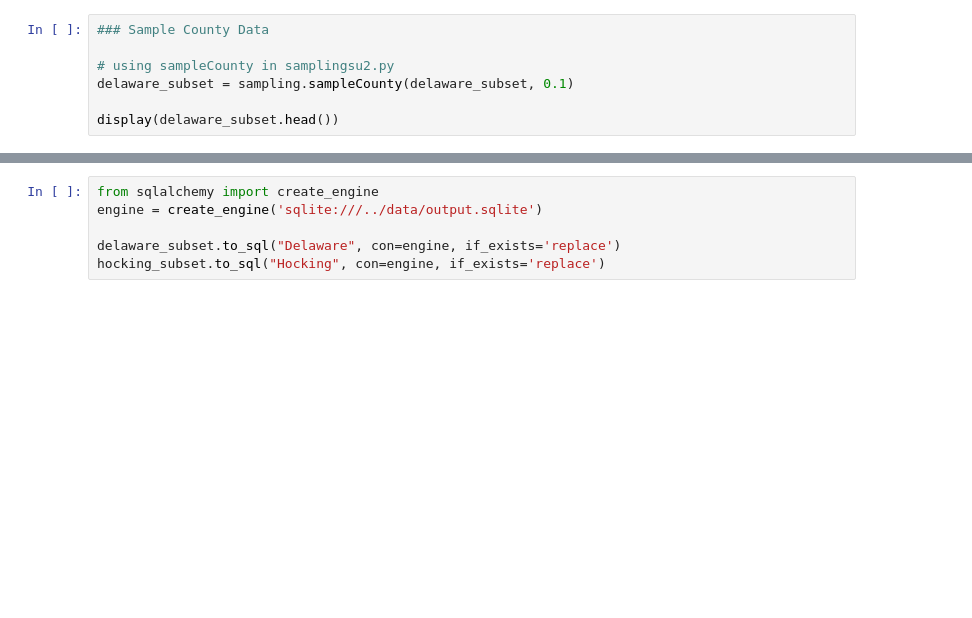
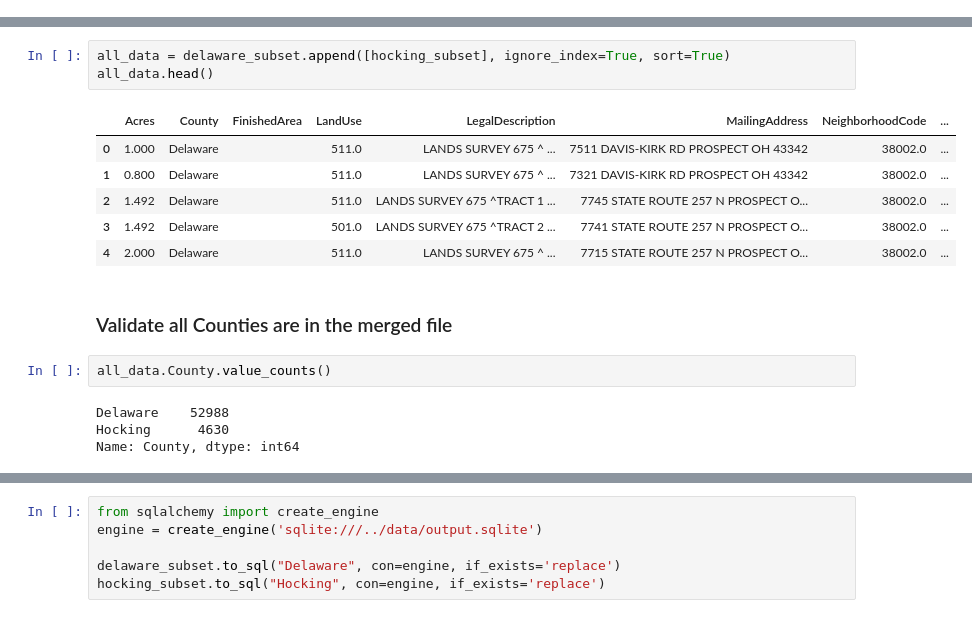
Before and after one commit to bloom4cats/Data-Analytics-2019-Group-4-v2, a Jupyter notebook: notebooks/GP01-Clean-Merge-Delaware-Hocking.ipynb, the cells around one changed output, grey strips where cells are left out. Saved outputs shown, nothing was run; the diff lists cells and outputs as text; blank space fills up the shorter version.

Commit message:
Conform to Kelly's Merge

```diff
--- a/notebooks/GP01-Clean-Merge-Delaware-Hocking.ipynb
+++ b/notebooks/GP01-Clean-Merge-Delaware-Hocking.ipynb
@@ -118,7 +249,0 @@ TresCode
-# %%
-### Sample County Data
-
-# using sampleCounty in samplingsu2.py
-delaware_subset = sampling.sampleCounty(delaware_subset, 0.1)
-
-display(delaware_subset.head())
@@ -299,3 +428,22 @@ PropertyCard
+# %%
+all_data = delaware_subset.append([hocking_subset], ignore_index=True, sort=True)
+all_data.head()
+# %% [output]
+|  | Acres | County | FinishedArea | LandUse | LegalDescription | MailingAddress | NeighborhoodCode | ... |
+| 0 | 1.000 | Delaware |  | 511.0 | LANDS SURVEY 675 ^ ... | 7511 DAVIS-KIRK RD PROSPECT OH 43342 | 38002.0 | ... |
+| 1 | 0.800 | Delaware |  | 511.0 | LANDS SURVEY 675 ^ ... | 7321 DAVIS-KIRK RD PROSPECT OH 43342 | 38002.0 | ... |
+| 2 | 1.492 | Delaware |  | 511.0 | LANDS SURVEY 675 ^TRACT 1 ... | 7745 STATE ROUTE 257 N PROSPECT O... | 38002.0 | ... |
+| 3 | 1.492 | Delaware |  | 501.0 | LANDS SURVEY 675 ^TRACT 2 ... | 7741 STATE ROUTE 257 N PROSPECT O... | 38002.0 | ... |
+| 4 | 2.000 | Delaware |  | 511.0 | LANDS SURVEY 675 ^ ... | 7715 STATE ROUTE 257 N PROSPECT O... | 38002.0 | ... |
+# %% [markdown]
+<a name="Validate"></a>
+### Validate all Counties are in the merged file
+# %%
+all_data.County.value_counts()
+# %% [output]
+Delaware    52988
+Hocking      4630
+Name: County, dtype: int64
 # %%
 ### Sample County Data
 
```
Also changed, not shown: parts of 28 cells of this notebook, 1 other file.
